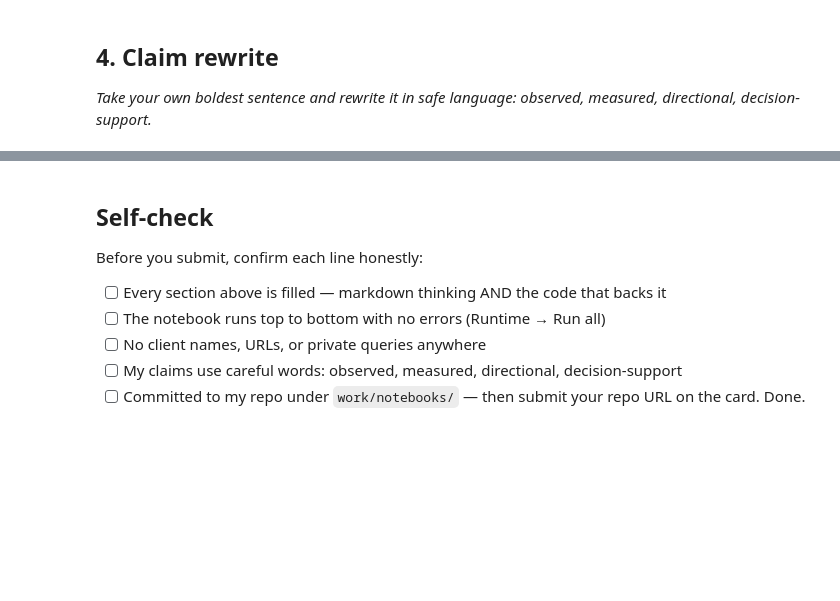
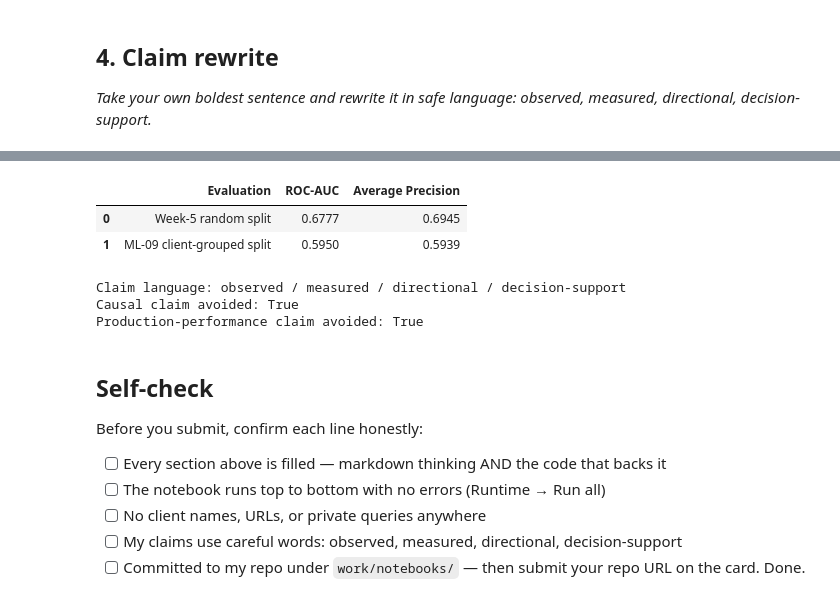
Before and after one commit to saisathwik2703/flyrank-ml-internship-starter, a Jupyter notebook: work/notebooks/w06_validation_audit.ipynb, the cells around one changed output, grey strips where cells are left out. Saved outputs shown, nothing was run; the diff lists cells and outputs as text; code cells hidden in the pictures; blank space fills up the shorter version.

```diff
--- a/work/notebooks/w06_validation_audit.ipynb
+++ b/work/notebooks/w06_validation_audit.ipynb
@@ -37,3 +749,46 @@ This skeleton is yours to fill. Work the sections **in order** — each one has
+# %%
+# This cell is for CODE (numbers, a query, a check).
+# ============================================================
+# SECTION 4 — CLAIM CHECK
+# ============================================================
+
+claim_summary = pd.DataFrame({
+    "Evaluation": [
+        "Week-5 random split",
+        "ML-09 client-grouped split"
+    ],
+    "ROC-AUC": [
+        before_roc_auc,
+        after_roc_auc
+    ],
+    "Average Precision": [
+        before_ap,
+        after_ap
+    ]
+})
+
+display(
+    claim_summary.round(4)
+)
+
+print(
+    "Claim language: observed / measured / directional / decision-support"
+)
+
+print(
+    "Causal claim avoided: True"
+)
+
+print(
+    "Production-performance claim avoided: True"
+)
+# %% [output]
+|  | Evaluation | ROC-AUC | Average Precision |
+| 0 | Week-5 random split | 0.6777 | 0.6945 |
+| 1 | ML-09 client-grouped split | 0.5950 | 0.5939 |
+Claim language: observed / measured / directional / decision-support
+Causal claim avoided: True
+Production-performance claim avoided: True
 # %% [markdown]
 ## Self-check
 
```
Also changed, not shown: parts of 13 cells of this notebook.
